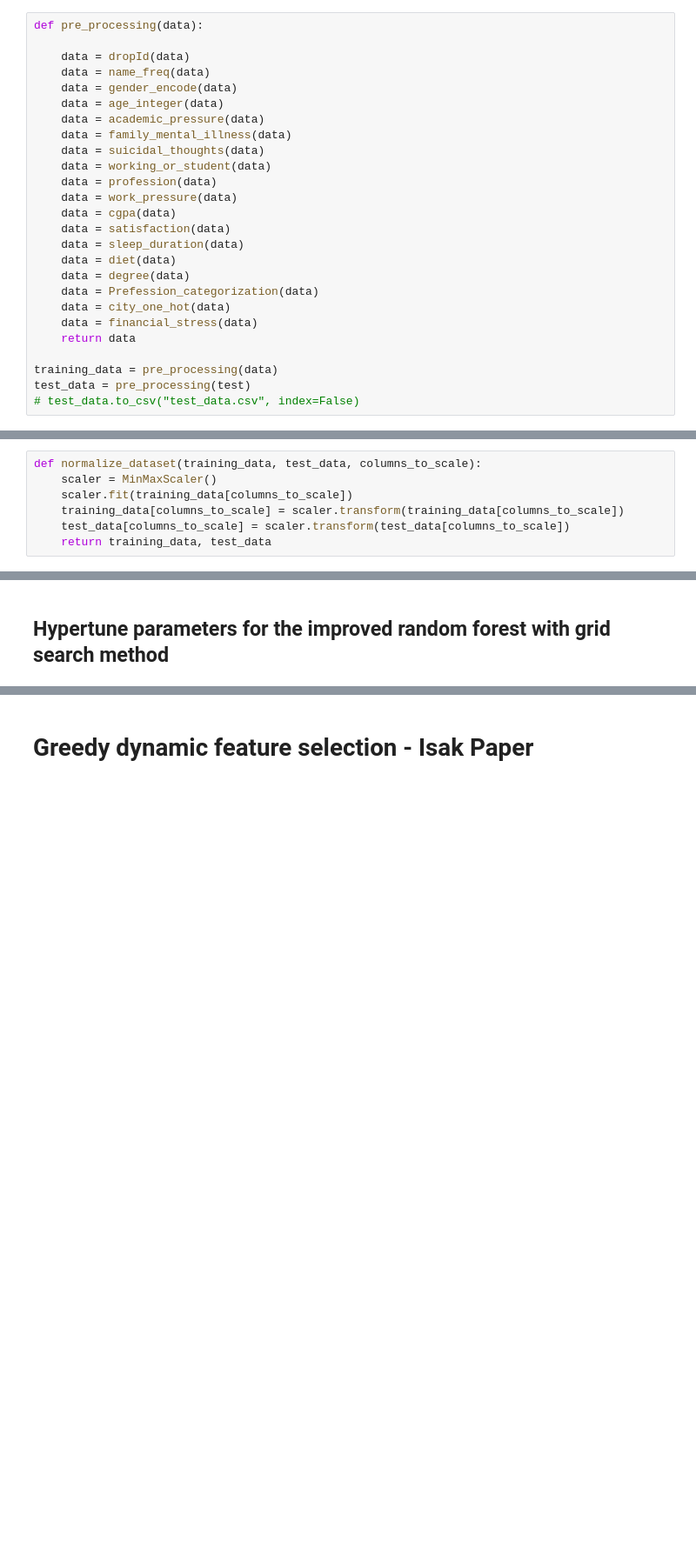
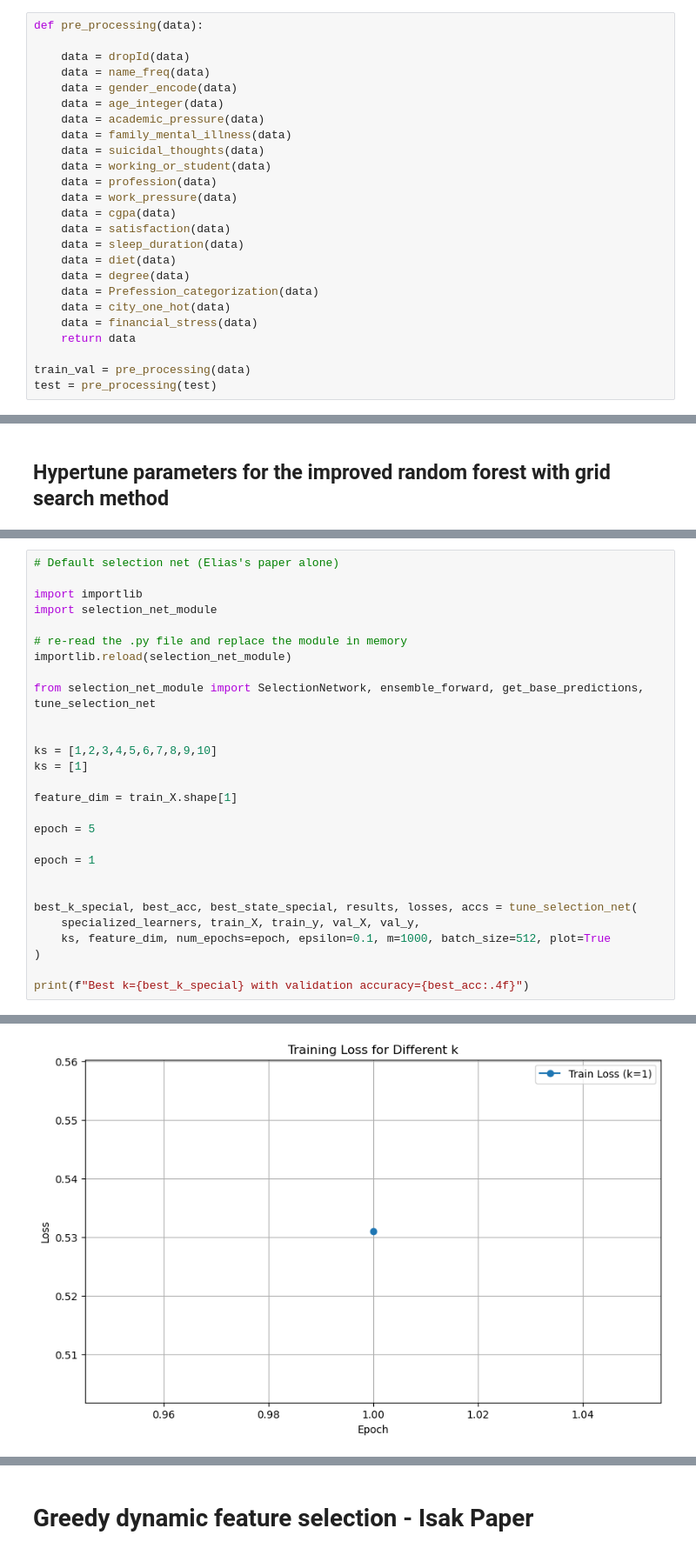
Before and after one commit to Brorby/Competition-Exploring-Mental-Health-Data, a Jupyter notebook: main.ipynb, the cells around one changed output, grey strips where cells are left out. Shown at 87% size. Saved outputs shown, nothing was run; the diff lists cells and outputs as text; blank space fills up the shorter version.

```diff
--- a/main.ipynb
+++ b/main.ipynb
@@ -903,9 +903,8 @@ def pre_processing(data):
     data = financial_stress(data)
     return data
 
-training_data = pre_processing(data)
-test_data = pre_processing(test)
-# test_data.to_csv("test_data.csv", index=False)
+train_val = pre_processing(data)
+test = pre_processing(test)
 # %% [markdown]
 Here is The function for Normalizing (0-1) the dataset. This is necessary or helpful if we want to use:
 
@@ -915,10 +914,3 @@ Here is The function for Normalizing (0-1) the dataset. This is necessary or hel
 | SVM |
 | Neural Network - better |
 | K-Means |
-# %%
-def normalize_dataset(training_data, test_data, columns_to_scale):
-    scaler = MinMaxScaler()
-    scaler.fit(training_data[columns_to_scale])
-    training_data[columns_to_scale] = scaler.transform(training_data[columns_to_scale])
-    test_data[columns_to_scale] = scaler.transform(test_data[columns_to_scale])
-    return training_data, test_data
@@ -1166,0 +1324,29 @@ def hypertuned_model(improved_training_data, X_train, y_train, X_val, y_val):
+# %%
+# Default selection net (Elias's paper alone)
+
+import importlib
+import selection_net_module
+
+# re-read the .py file and replace the module in memory
+importlib.reload(selection_net_module)
+
+from selection_net_module import SelectionNetwork, ensemble_forward, get_base_predictions, tune_selection_net
+
+
+ks = [1,2,3,4,5,6,7,8,9,10]
+ks = [1]
+
+feature_dim = train_X.shape[1]
+
+epoch = 5
+
+epoch = 1
+
+
+best_k_special, best_acc, best_state_special, results, losses, accs = tune_selection_net(
+    specialized_learners, train_X, train_y, val_X, val_y,
+    ks, feature_dim, num_epochs=epoch, epsilon=0.1, m=1000, batch_size=512, plot=True
+)
+
+print(f"Best k={best_k_special} with validation accuracy={best_acc:.4f}")
+# %% [output]
@@ -1166,0 +1356 @@ def hypertuned_model(improved_training_data, X_train, y_train, X_val, y_val):
+[figure, added]
```
Also changed, not shown: parts of 38 cells of this notebook.
